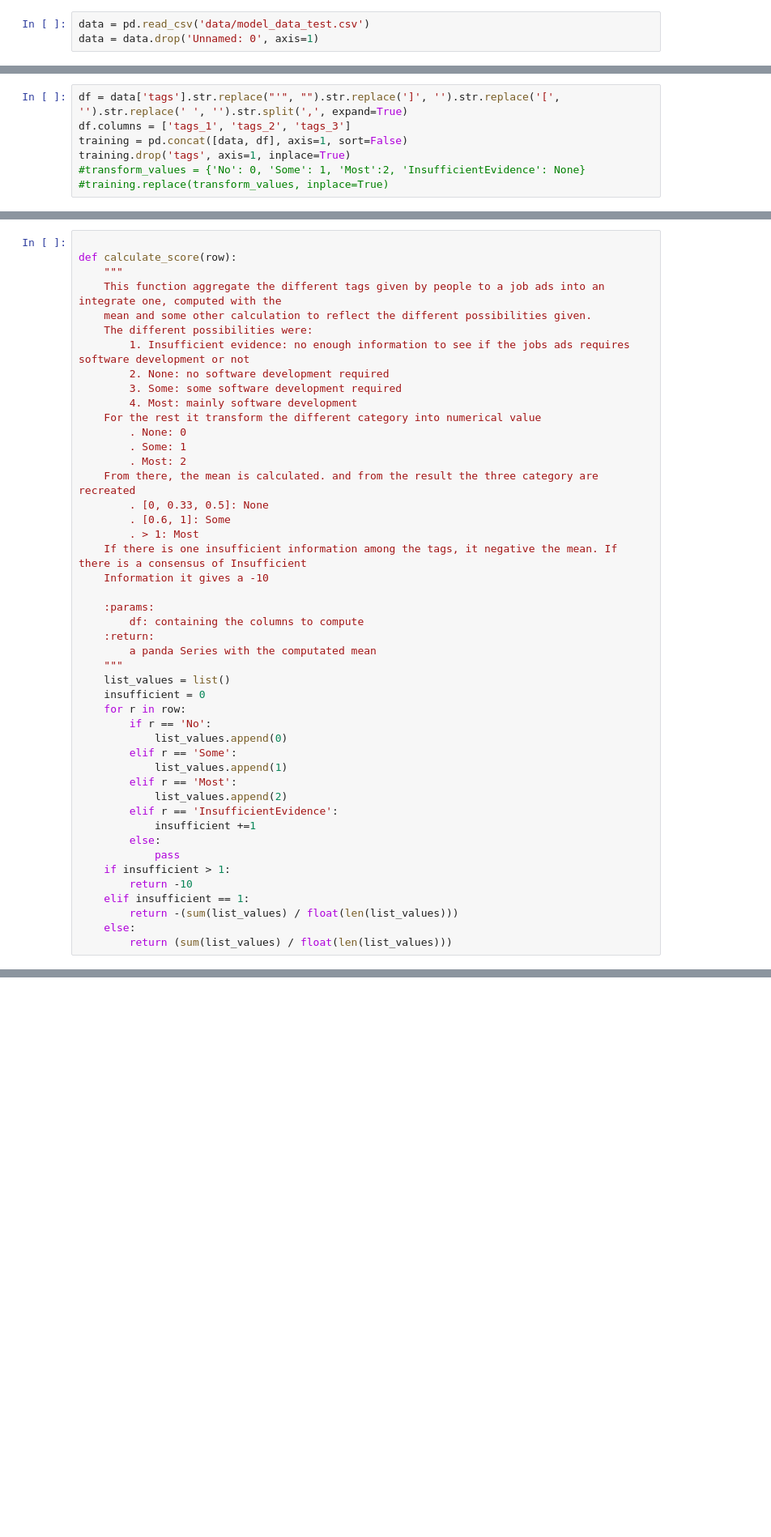
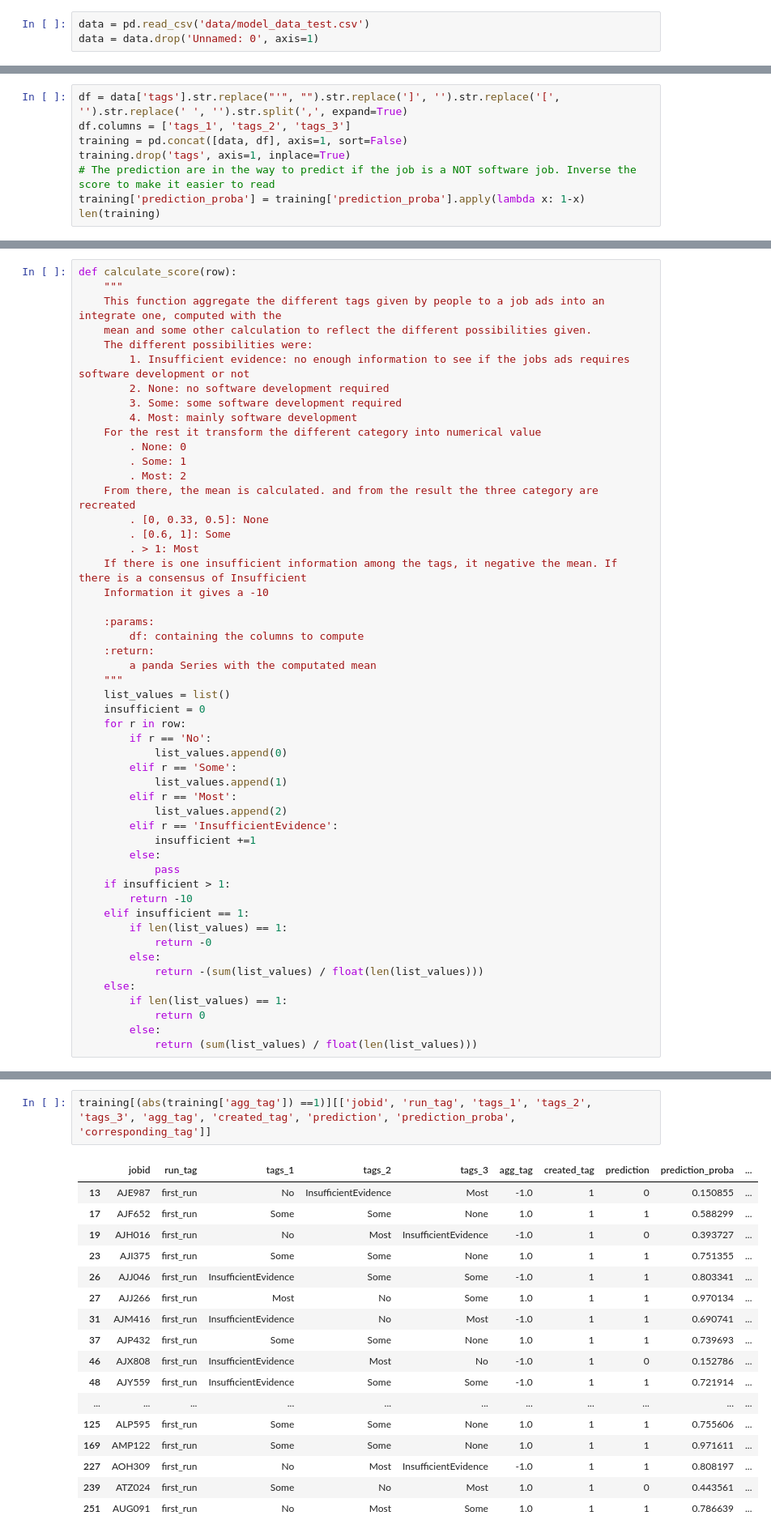
Before and after one commit to softwaresaved/jamie, a Jupyter notebook: jobAnalysis/dataPrediction/prediction_dev.ipynb, the cells around one changed output, grey strips where cells are left out. Shown at 81% size. Saved outputs shown, nothing was run; the diff lists cells and outputs as text; blank space fills up the shorter version.

```diff
--- a/jobAnalysis/dataPrediction/prediction_dev.ipynb
+++ b/jobAnalysis/dataPrediction/prediction_dev.ipynb
@@ -18,5 +20,6 @@ df = data['tags'].str.replace("'", "").str.replace(']', '').str.replace('[', '')
 df.columns = ['tags_1', 'tags_2', 'tags_3']
 training = pd.concat([data, df], axis=1, sort=False)
 training.drop('tags', axis=1, inplace=True)
-#transform_values = {'No': 0, 'Some': 1, 'Most':2, 'InsufficientEvidence': None}
-#training.replace(transform_values, inplace=True)
+# The prediction are in the way to predict if the job is a NOT software job. Inverse the score to make it easier to read
+training['prediction_proba'] = training['prediction_proba'].apply(lambda x: 1-x)
+len(training)
@@ -23,5 +30,4 @@ training.drop('tags', axis=1, inplace=True)
 # %%
-
 def calculate_score(row):
     """
     This function aggregate the different tags given by people to a job ads into an integrate one, computed with the
@@ -63,9 +69,15 @@ def calculate_score(row):
     if insufficient > 1:
         return -10
     elif insufficient == 1:
-        return -(sum(list_values) / float(len(list_values)))
+        if len(list_values) == 1:
+            return -0
+        else:
+            return -(sum(list_values) / float(len(list_values)))
     else:
-        return (sum(list_values) / float(len(list_values)))
+        if len(list_values) == 1:
+            return 0
+        else:
+            return (sum(list_values) / float(len(list_values)))
 # %%
 training['agg_tag'] = df.loc[:, ['tags_1', 'tags_2', 'tags_3']].apply(calculate_score, axis=1)
 training['agg_tag'].value_counts()
@@ -111,0 +259,20 @@ training[['run_tag', 'tags_1', 'tags_2', 'tags_3', 'agg_tag', 'prediction', 'pre
+# %%
+training[(abs(training['agg_tag']) ==1)][['jobid', 'run_tag', 'tags_1', 'tags_2', 'tags_3', 'agg_tag', 'created_tag', 'prediction', 'prediction_proba', 'corresponding_tag']]
+# %% [output]
+|  | jobid | run_tag | tags_1 | tags_2 | tags_3 | agg_tag | created_tag | prediction | prediction_proba | ... |
+| 13 | AJE987 | first_run | No | InsufficientEvidence | Most | -1.0 | 1 | 0 | 0.150855 | ... |
+| 17 | AJF652 | first_run | Some | Some | None | 1.0 | 1 | 1 | 0.588299 | ... |
+| 19 | AJH016 | first_run | No | Most | InsufficientEvidence | -1.0 | 1 | 0 | 0.393727 | ... |
+| 23 | AJI375 | first_run | Some | Some | None | 1.0 | 1 | 1 | 0.751355 | ... |
+| 26 | AJJ046 | first_run | InsufficientEvidence | Some | Some | -1.0 | 1 | 1 | 0.803341 | ... |
+| 27 | AJJ266 | first_run | Most | No | Some | 1.0 | 1 | 1 | 0.970134 | ... |
+| 31 | AJM416 | first_run | InsufficientEvidence | No | Most | -1.0 | 1 | 1 | 0.690741 | ... |
+| 37 | AJP432 | first_run | Some | Some | None | 1.0 | 1 | 1 | 0.739693 | ... |
+| 46 | AJX808 | first_run | InsufficientEvidence | Most | No | -1.0 | 1 | 0 | 0.152786 | ... |
+| 48 | AJY559 | first_run | InsufficientEvidence | Some | Some | -1.0 | 1 | 1 | 0.721914 | ... |
+| ... | ... | ... | ... | ... | ... | ... | ... | ... | ... | ... |
+| 125 | ALP595 | first_run | Some | Some | None | 1.0 | 1 | 1 | 0.755606 | ... |
+| 169 | AMP122 | first_run | Some | Some | None | 1.0 | 1 | 1 | 0.971611 | ... |
+| 227 | AOH309 | first_run | No | Most | InsufficientEvidence | -1.0 | 1 | 1 | 0.808197 | ... |
+| 239 | ATZ024 | first_run | Some | No | Most | 1.0 | 1 | 0 | 0.443561 | ... |
+| 251 | AUG091 | first_run | No | Most | Some | 1.0 | 1 | 1 | 0.786639 | ... |
```
Also changed, not shown: parts of 32 cells of this notebook, 1 other file.
